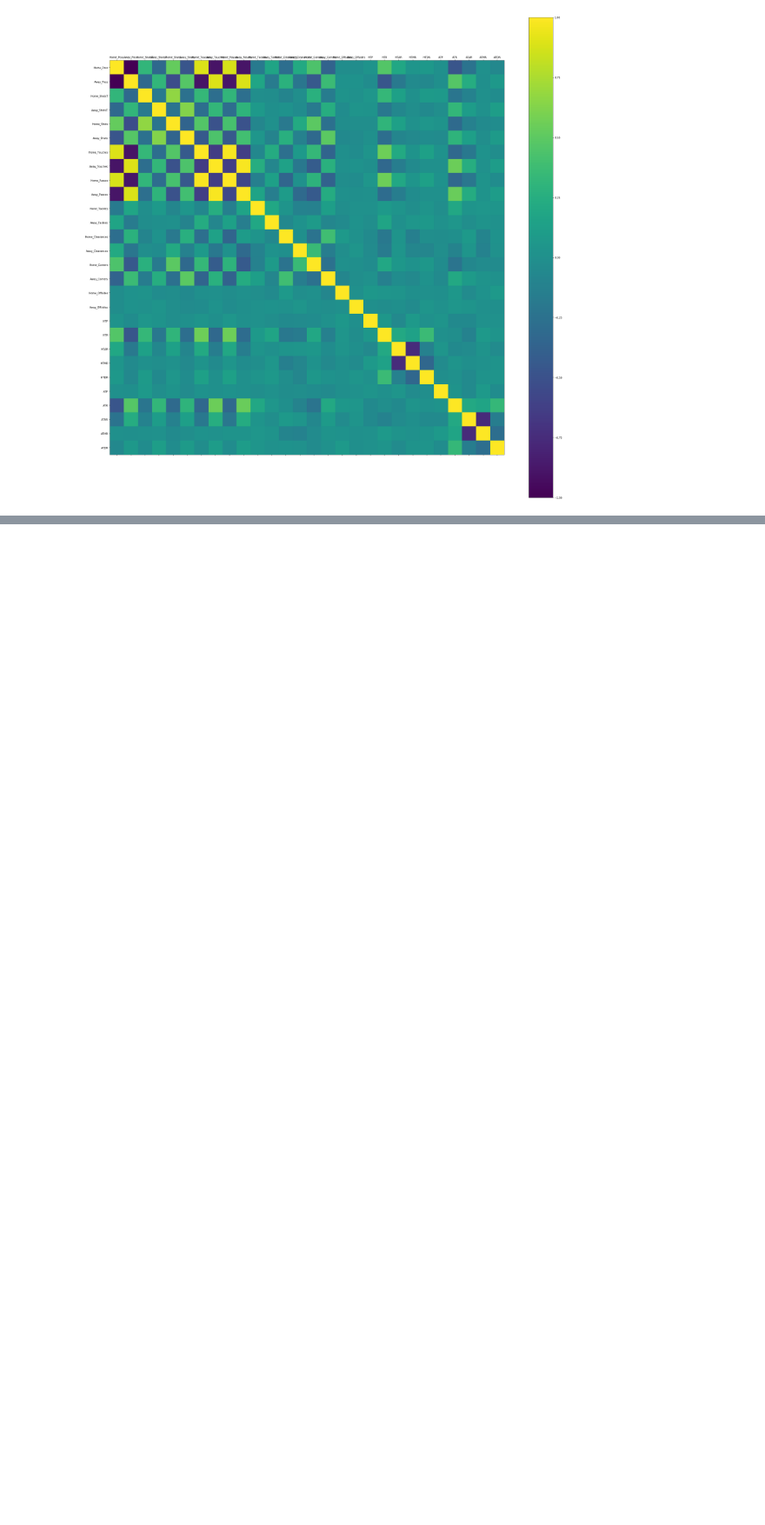
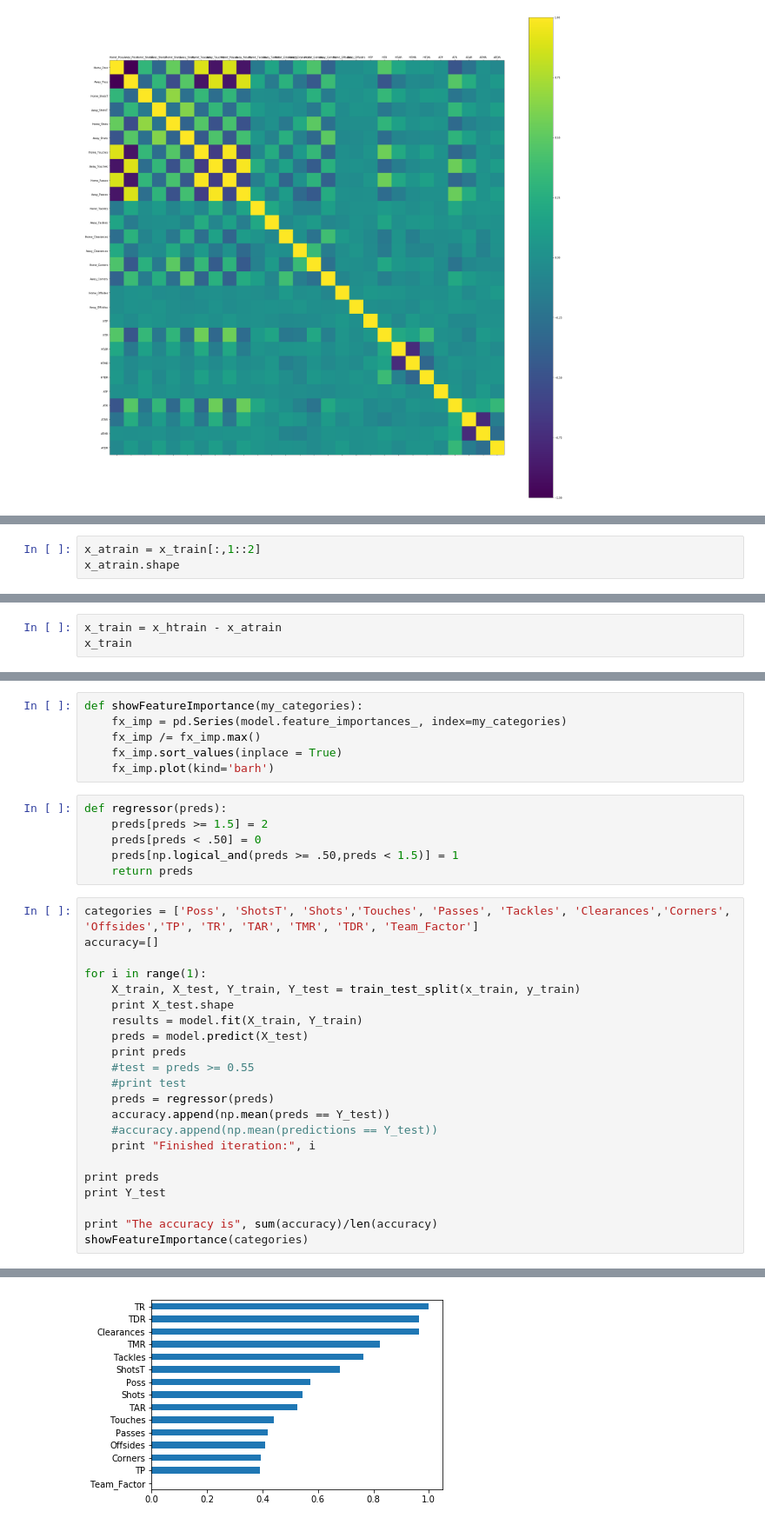
Before and after one commit to shriya17/Prolego, a Jupyter notebook: Analysis/Untitled1.ipynb, the cells around one changed output, grey strips where cells are left out. Shown at 87% size. Cells and saved outputs as stored; diff of their text form; blank space fills up the shorter version.

Commit message:
Model Analysis

```diff
--- a/Analysis/Untitled1.ipynb
+++ b/Analysis/Untitled1.ipynb
@@ -85,0 +182,3 @@ plt.show()
+# %%
+x_atrain = x_train[:,1::2]
+x_atrain.shape
@@ -85,0 +191,3 @@ plt.show()
+# %%
+x_train = x_htrain - x_atrain
+x_train
@@ -85,0 +218,35 @@ plt.show()
+# %%
+def showFeatureImportance(my_categories):
+    fx_imp = pd.Series(model.feature_importances_, index=my_categories)
+    fx_imp /= fx_imp.max()
+    fx_imp.sort_values(inplace = True)
+    fx_imp.plot(kind='barh')
+# %%
+def regressor(preds):
+    preds[preds >= 1.5] = 2
+    preds[preds < .50] = 0
+    preds[np.logical_and(preds >= .50,preds < 1.5)] = 1
+    return preds
+# %%
+categories = ['Poss', 'ShotsT', 'Shots','Touches', 'Passes', 'Tackles', 'Clearances','Corners', 'Offsides','TP', 'TR', 'TAR', 'TMR', 'TDR', 'Team_Factor']
+accuracy=[]
+
+for i in range(1):
+    X_train, X_test, Y_train, Y_test = train_test_split(x_train, y_train)
+    print X_test.shape
+    results = model.fit(X_train, Y_train)
+    preds = model.predict(X_test)
+    print preds
+    #test = preds >= 0.55
+    #print test
+    preds = regressor(preds)
+    accuracy.append(np.mean(preds == Y_test))
+    #accuracy.append(np.mean(predictions == Y_test))
+    print "Finished iteration:", i
+
+print preds
+print Y_test
+
+print "The accuracy is", sum(accuracy)/len(accuracy)
+showFeatureImportance(categories)
+# %% [output]
@@ -85,0 +270 @@ plt.show()
+[figure, added]
```
Also changed, not shown: parts of 18 cells of this notebook.
